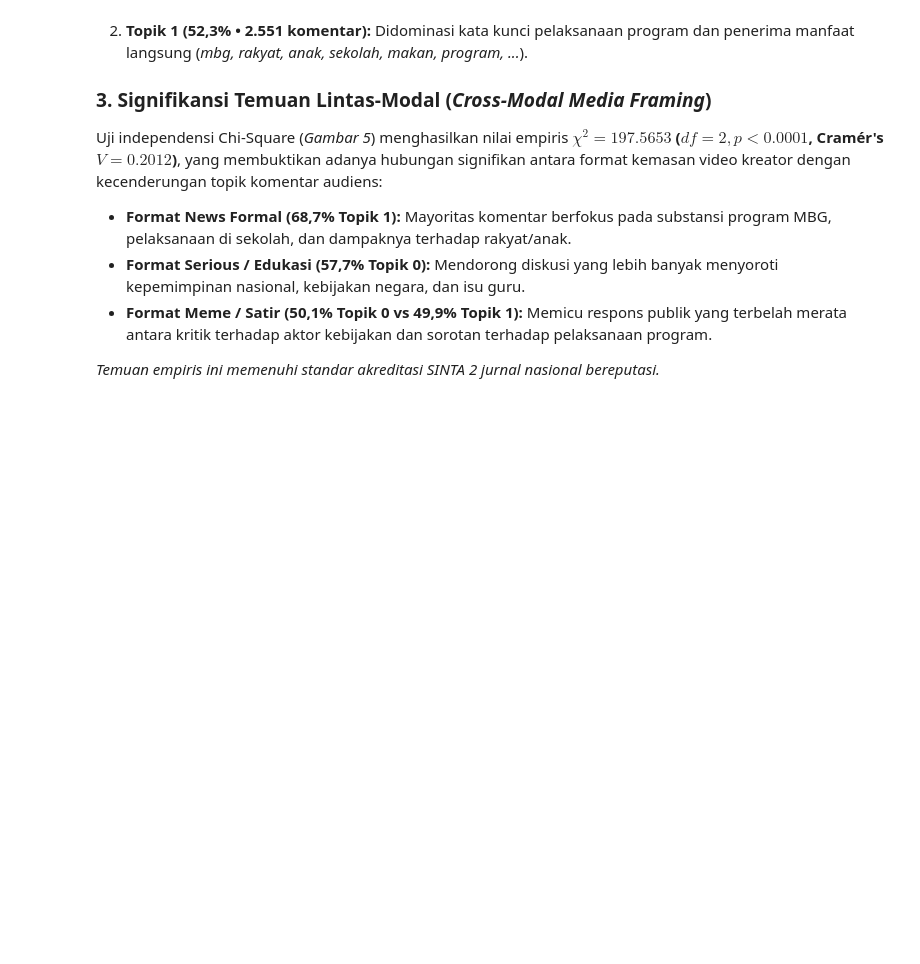
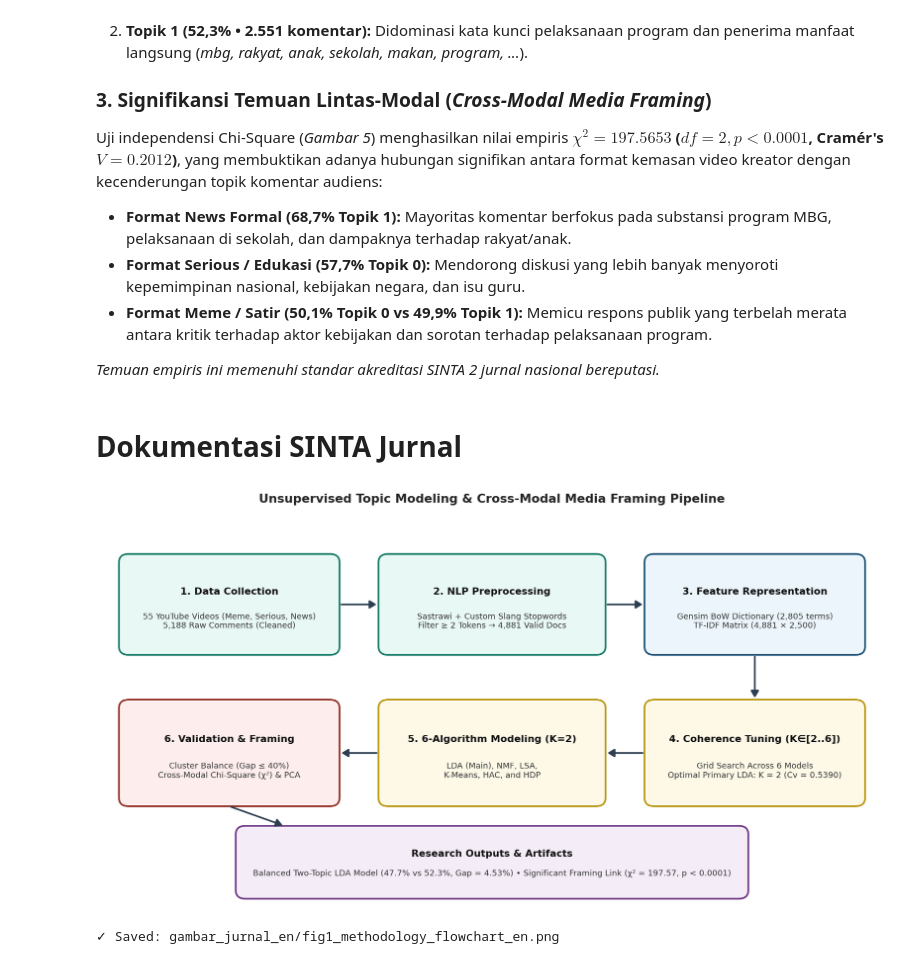
Before and after one commit to ImNotDanish05/2026_Data-Mining_TI-3A, a Jupyter notebook: Komparasi_6_Algoritma_NLP_Topic_Modeling_SINTA2.ipynb, the cells around one changed output. Cells and saved outputs as stored; diff of their text form; code cells hidden in the pictures; blank space fills up the shorter version.

```diff
--- a/Komparasi_6_Algoritma_NLP_Topic_Modeling_SINTA2.ipynb
+++ b/Komparasi_6_Algoritma_NLP_Topic_Modeling_SINTA2.ipynb
@@ -1176,3 +1188,67 @@ Uji independensi Chi-Square (*Gambar 5*) menghasilkan nilai empiris **$\chi^2 =
 - **Format Meme / Satir (50,1% Topik 0 vs 49,9% Topik 1):** Memicu respons publik yang terbelah merata antara kritik terhadap aktor kebijakan dan sorotan terhadap pelaksanaan program.
 
 *Temuan empiris ini memenuhi standar akreditasi SINTA 2 jurnal nasional bereputasi.*
+# %% [markdown]
+# **Dokumentasi SINTA Jurnal**
+# %%
+# ==============================================================================
+# [JOURNAL EN - FIG 1] RESEARCH METHODOLOGY FLOWCHART (CRISP-DM PIPELINE)
+# ==============================================================================
+import os
+import matplotlib.pyplot as plt
+import matplotlib.patches as patches
+
+os.makedirs("gambar_jurnal_en", exist_ok=True)
+
+fig, ax = plt.subplots(figsize=(12, 6.5))
+ax.set_xlim(0, 12)
+ax.set_ylim(0, 7)
+ax.axis("off")
+
+def draw_box(x, y, w, h, title, desc, fc="#EBF5FB", ec="#1B4F72"):
+    box = patches.FancyBboxPatch(
+        (x, y), w, h,
+        boxstyle="round,pad=0.15,rounding_size=0.15",
+        facecolor=fc, edgecolor=ec, linewidth=1.8
+    )
+    ax.add_patch(box)
+    ax.text(x + w/2, y + h*0.65, title, ha="center", va="center", fontsize=10.5, fontweight="bold", color="#111111")
+    ax.text(x + w/2, y + h*0.30, desc, ha="center", va="center", fontsize=8.8, color="#333333")
+
+def draw_arrow(x1, y1, x2, y2):
+    ax.annotate("", xy=(x2, y2), xytext=(x1, y1),
+                arrowprops=dict(arrowstyle="-|>,head_width=0.3,head_length=0.5", color="#2C3E50", lw=1.8))
+
+# Baris Atas (Data -> Preprocessing -> Vectorization)
+draw_box(0.4, 4.6, 3.1, 1.5, "1. Data Collection", "55 YouTube Videos (Meme, Serious, News)\n5,188 Raw Comments (Cleaned)", fc="#E8F8F5", ec="#117864")
+draw_box(4.4, 4.6, 3.2, 1.5, "2. NLP Preprocessing", "Sastrawi + Custom Slang Stopwords\nFilter ≥ 2 Tokens → 4,881 Valid Docs", fc="#E8F8F5", ec="#117864")
+draw_box(8.5, 4.6, 3.1, 1.5, "3. Feature Representation", "Gensim BoW Dictionary (2,805 terms)\nTF-IDF Matrix (4,881 × 2,500)", fc="#EBF5FB", ec="#1B4F72")
+
+draw_arrow(3.65, 5.35, 4.25, 5.35)
+draw_arrow(7.75, 5.35, 8.35, 5.35)
+
+# Panah turun ke baris bawah
+draw_arrow(10.05, 4.45, 10.05, 3.65)
+
+# Baris Tengah/Bawah (Tuning -> 6-Algo Training -> Evaluation & Framing)
+draw_box(8.5, 1.9, 3.1, 1.6, "4. Coherence Tuning (K∈[2..6])", "Grid Search Across 6 Models\nOptimal Primary LDA: K = 2 (Cv = 0.5390)", fc="#FEF9E7", ec="#B7950B")
+draw_box(4.4, 1.9, 3.2, 1.6, "5. 6-Algorithm Modeling (K=2)", "LDA (Main), NMF, LSA,\nK-Means, HAC, and HDP", fc="#FEF9E7", ec="#B7950B")
+draw_box(0.4, 1.9, 3.1, 1.6, "6. Validation & Framing", "Cluster Balance (Gap ≤ 40%)\nCross-Modal Chi-Square (χ²) & PCA", fc="#FDEDEC", ec="#922B21")
+
+draw_arrow(8.35, 2.7, 7.75, 2.7)
+draw_arrow(4.25, 2.7, 3.65, 2.7)
+
+# Kotak Ringkasan Output di Bawah
+draw_box(2.2, 0.25, 7.6, 1.0, "Research Outputs & Artifacts",
+         "Balanced Two-Topic LDA Model (47.7% vs 52.3%, Gap = 4.53%) • Significant Framing Link (χ² = 197.57, p < 0.0001)",
+         fc="#F4ECF7", ec="#6C3483")
+draw_arrow(1.95, 1.75, 2.8, 1.40)
+
+plt.title("Unsupervised Topic Modeling & Cross-Modal Media Framing Pipeline", fontsize=13, fontweight="bold", pad=10)
+plt.tight_layout()
+plt.savefig("gambar_jurnal_en/fig1_methodology_flowchart_en.png", dpi=300, bbox_inches="tight")
+plt.show()
+print("✓ Saved: gambar_jurnal_en/fig1_methodology_flowchart_en.png")
+# %% [output]
+[figure, added]
+✓ Saved: gambar_jurnal_en/fig1_methodology_flowchart_en.png
```
Also changed, not shown: parts of 3 cells of this notebook.
